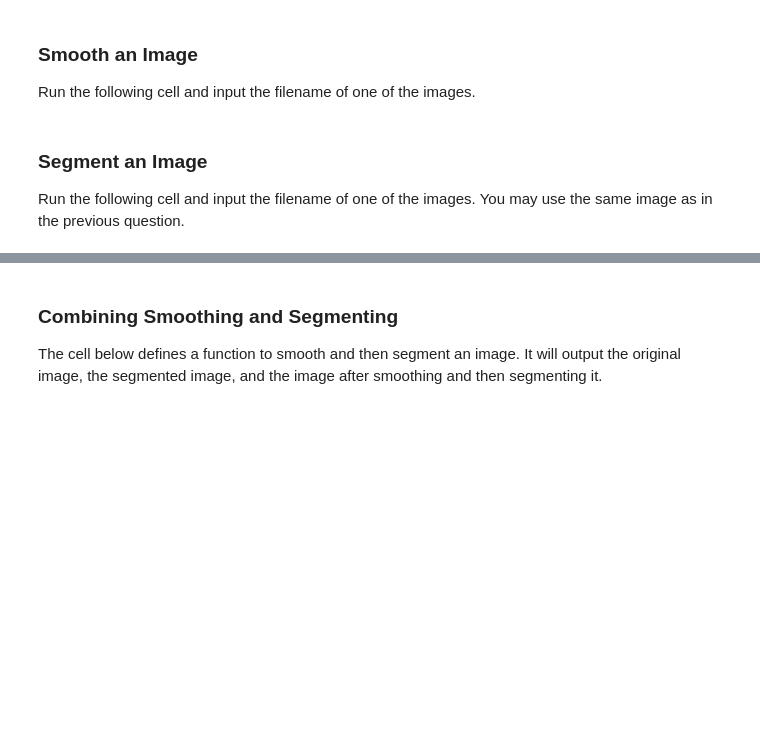
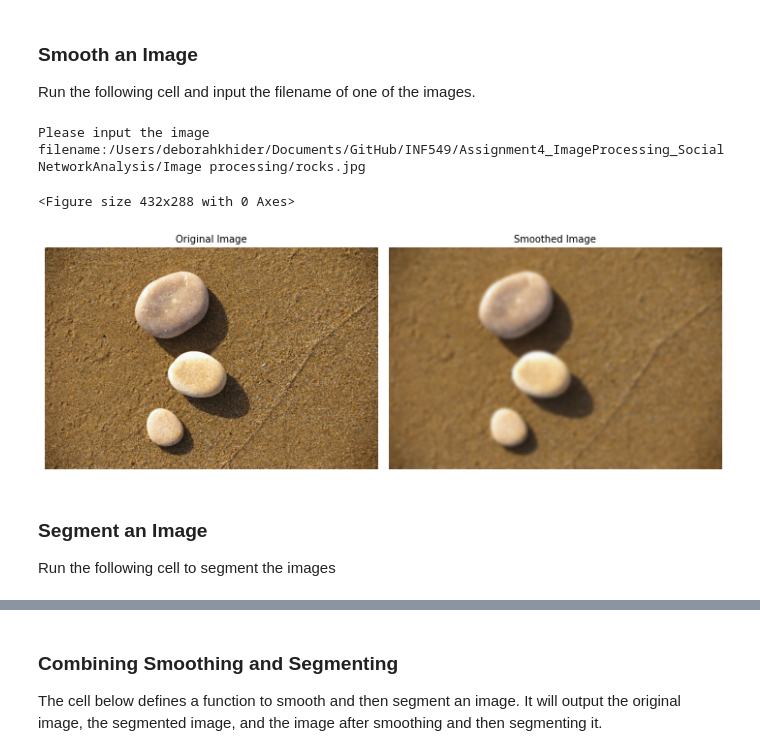
Before and after one commit to utopiatao/INF549, a Jupyter notebook: Assignment4_ImageProcessing_SocialNetworkAnalysis/Notebook1_Image_Processing.ipynb, the cells around one changed output, grey strips where cells are left out. Drawn from its saved outputs; the diff is of its cells as text; code cells hidden in the pictures; blank space fills up the shorter version.

Commit message:
Image processing

```diff
--- a/Assignment4_ImageProcessing_SocialNetworkAnalysis/Notebook1_Image_Processing.ipynb
+++ b/Assignment4_ImageProcessing_SocialNetworkAnalysis/Notebook1_Image_Processing.ipynb
@@ -83,9 +90,13 @@ def displaySegment(img):
 
 Run the following cell and input the filename of one of the images.
 # %%
-img=loadIMG()
+img,sigma=loadIMG()
 displaySmooth(img)
+# %% [output]
+Please input the image filename:/Users/deborahkhider/Documents/GitHub/INF549/Assignment4_ImageProcessing_SocialNetworkAnalysis/Image processing/rocks.jpg
+<Figure size 432x288 with 0 Axes>
+[figure, added]
 # %% [markdown]
 ### Segment an Image
 
-Run the following cell and input the filename of one of the images. You may use the same image as in the previous question.
+Run the following cell to segment the images
```
Also changed, not shown: parts of 11 cells of this notebook, 2 other files.
